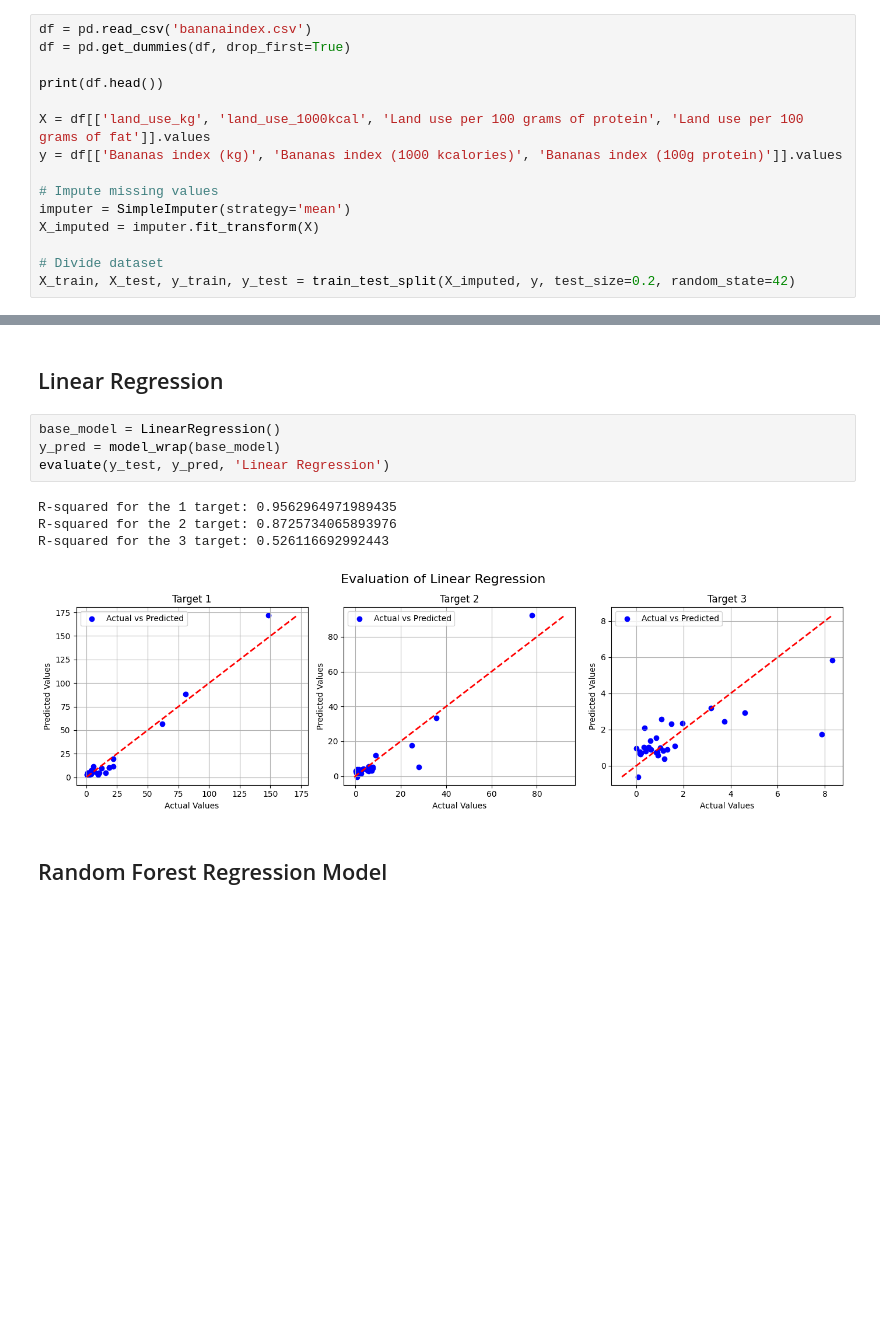
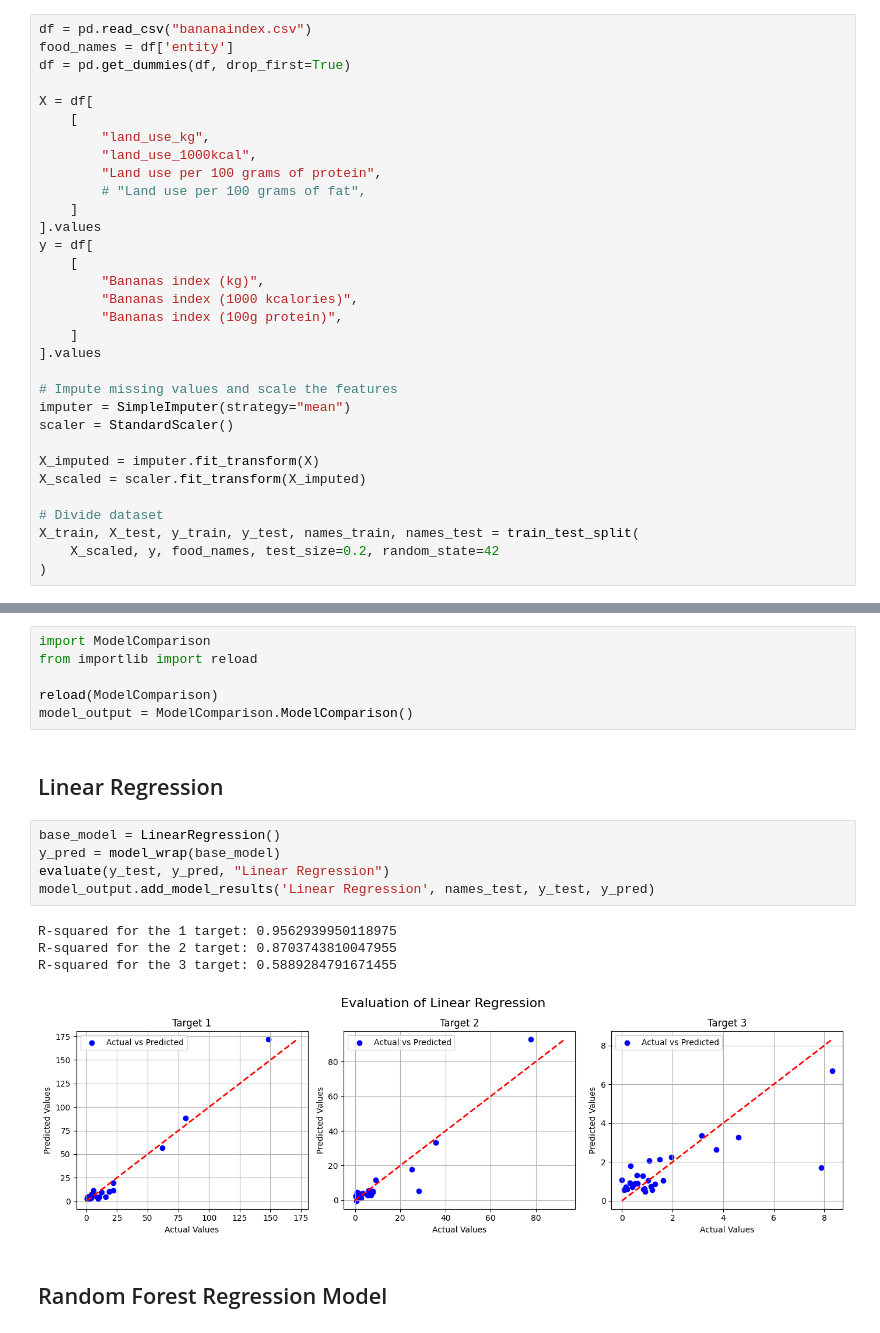
Before and after one commit to jld224/BananaIndex, a Jupyter notebook: BananaIndex.ipynb, the cells around one changed output, grey strips where cells are left out. Cells and saved outputs as stored; diff of their text form; blank space fills up the shorter version.

```diff
--- a/BananaIndex.ipynb
+++ b/BananaIndex.ipynb
@@ -11,17 +12,34 @@ from sklearn.impute import SimpleImputer
 # %% [markdown]
 ### Base Input
 # %%
-df = pd.read_csv('bananaindex.csv')
+df = pd.read_csv("bananaindex.csv")
+food_names = df['entity']
 df = pd.get_dummies(df, drop_first=True)
 
-print(df.head())
+X = df[
+    [
+        "land_use_kg",
+        "land_use_1000kcal",
+        "Land use per 100 grams of protein",
+        # "Land use per 100 grams of fat",
+    ]
+].values
+y = df[
+    [
+        "Bananas index (kg)",
+        "Bananas index (1000 kcalories)",
+        "Bananas index (100g protein)",
+    ]
+].values
 
-X = df[['land_use_kg', 'land_use_1000kcal', 'Land use per 100 grams of protein', 'Land use per 100 grams of fat']].values
-y = df[['Bananas index (kg)', 'Bananas index (1000 kcalories)', 'Bananas index (100g protein)']].values
+# Impute missing values and scale the features
+imputer = SimpleImputer(strategy="mean")
+scaler = StandardScaler()
 
-# Impute missing values
-imputer = SimpleImputer(strategy='mean')
 X_imputed = imputer.fit_transform(X)
+X_scaled = scaler.fit_transform(X_imputed)
 
 # Divide dataset
-X_train, X_test, y_train, y_test = train_test_split(X_imputed, y, test_size=0.2, random_state=42)
+X_train, X_test, y_train, y_test, names_train, names_test = train_test_split(
+    X_scaled, y, food_names, test_size=0.2, random_state=42
+)
@@ -77,17 +77,24 @@ def evaluate(y_test, y_pred, model_name=None):
         plt.suptitle(f'Evaluation of {model_name}', fontsize=16, y=1.05)
 
     plt.show()
+# %%
+import ModelComparison
+from importlib import reload
+
+reload(ModelComparison)
+model_output = ModelComparison.ModelComparison()
 # %% [markdown]
 ## Linear Regression
 # %%
 base_model = LinearRegression()
 y_pred = model_wrap(base_model)
-evaluate(y_test, y_pred, 'Linear Regression')
+evaluate(y_test, y_pred, "Linear Regression")
+model_output.add_model_results('Linear Regression', names_test, y_test, y_pred)
 # %% [output]
-R-squared for the 1 target: 0.9562964971989435
-R-squared for the 2 target: 0.8725734065893976
-R-squared for the 3 target: 0.526116692992443
+R-squared for the 1 target: 0.9562939950118975
+R-squared for the 2 target: 0.8703743810047955
+R-squared for the 3 target: 0.5889284791671455
-[figure, old version]
+[figure, new version]
 # %% [markdown]
 ## Random Forest Regression Model
 # %%
```
Also changed, not shown: parts of 10 cells of this notebook, 2 other files.
